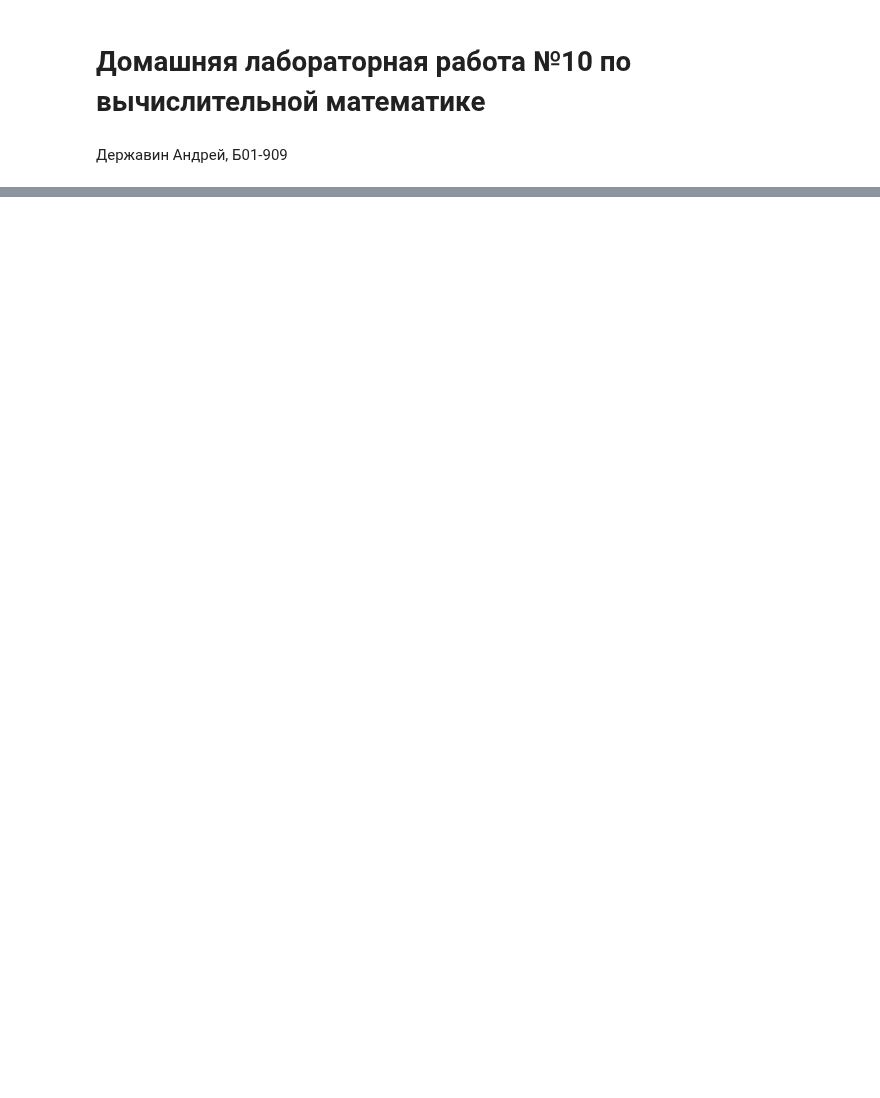
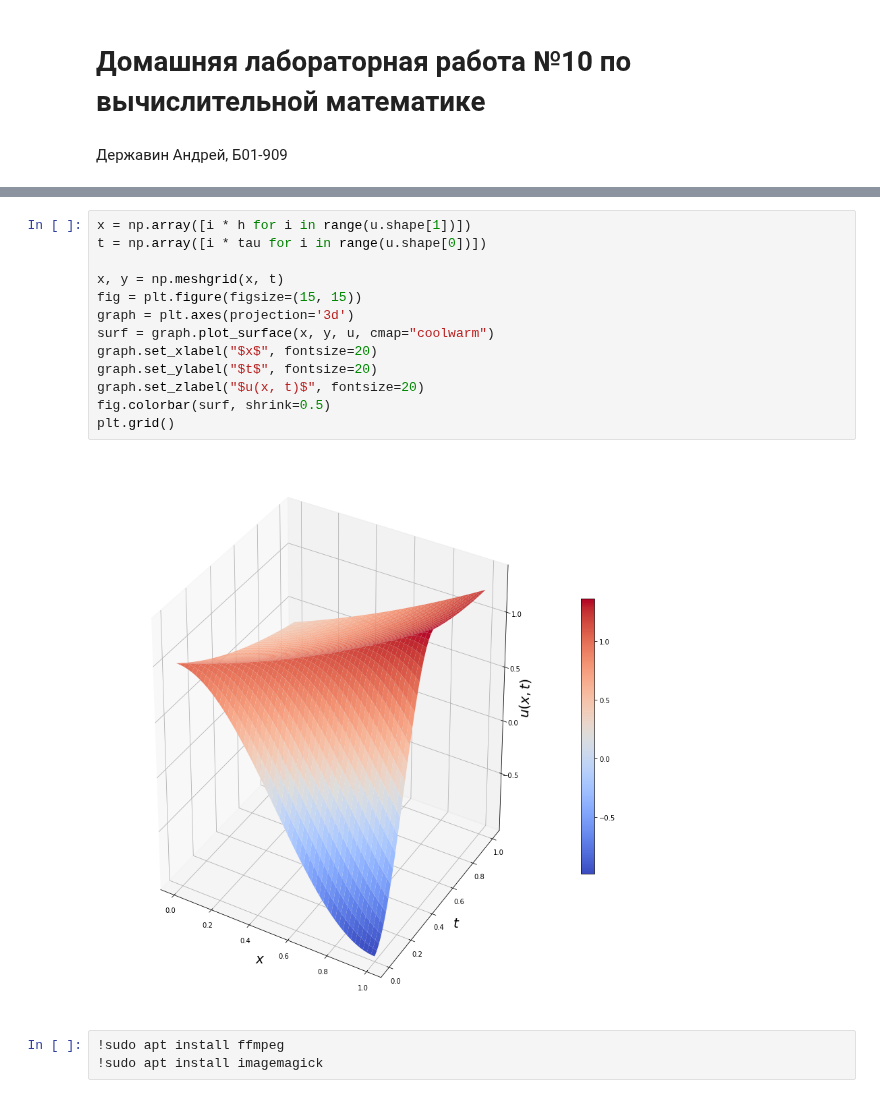
Before and after one commit to derzhavin3016/CompMath, a Jupyter notebook: Lab10/Lab10.ipynb, the cells around one changed output, grey strips where cells are left out. Drawn from its saved outputs; the diff is of its cells as text; blank space fills up the shorter version.

```diff
--- a/Lab10/Lab10.ipynb
+++ b/Lab10/Lab10.ipynb
@@ -29,0 +127,18 @@ from matplotlib import pyplot as plt
+# %%
+x = np.array([i * h for i in range(u.shape[1])])
+t = np.array([i * tau for i in range(u.shape[0])])
+
+x, y = np.meshgrid(x, t)
+fig = plt.figure(figsize=(15, 15))
+graph = plt.axes(projection='3d')
+surf = graph.plot_surface(x, y, u, cmap="coolwarm")
+graph.set_xlabel("$x$", fontsize=20)
+graph.set_ylabel("$t$", fontsize=20)
+graph.set_zlabel("$u(x, t)$", fontsize=20)
+fig.colorbar(surf, shrink=0.5)
+plt.grid()
+# %% [output]
+[figure, added]
+# %%
+!sudo apt install ffmpeg
+!sudo apt install imagemagick
```
Also changed, not shown: parts of 13 cells of this notebook.
